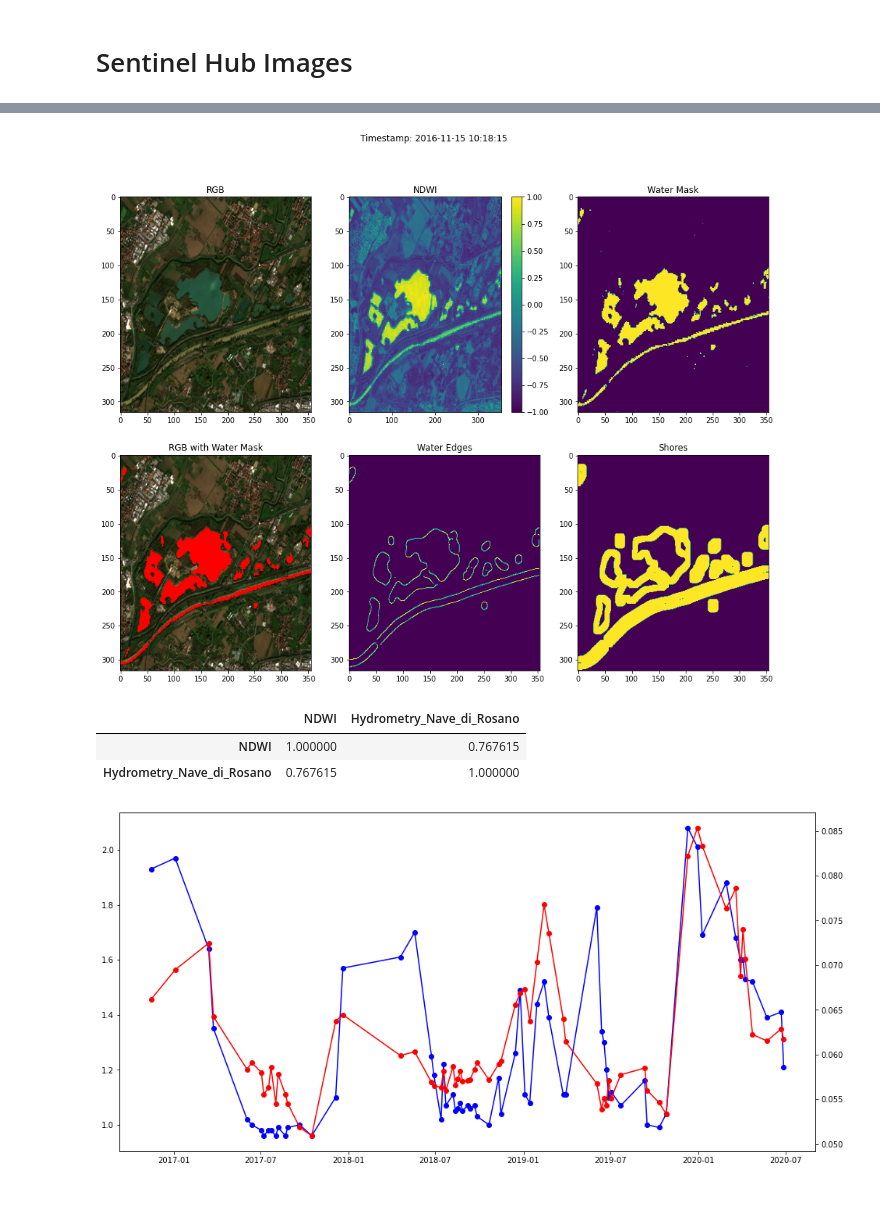
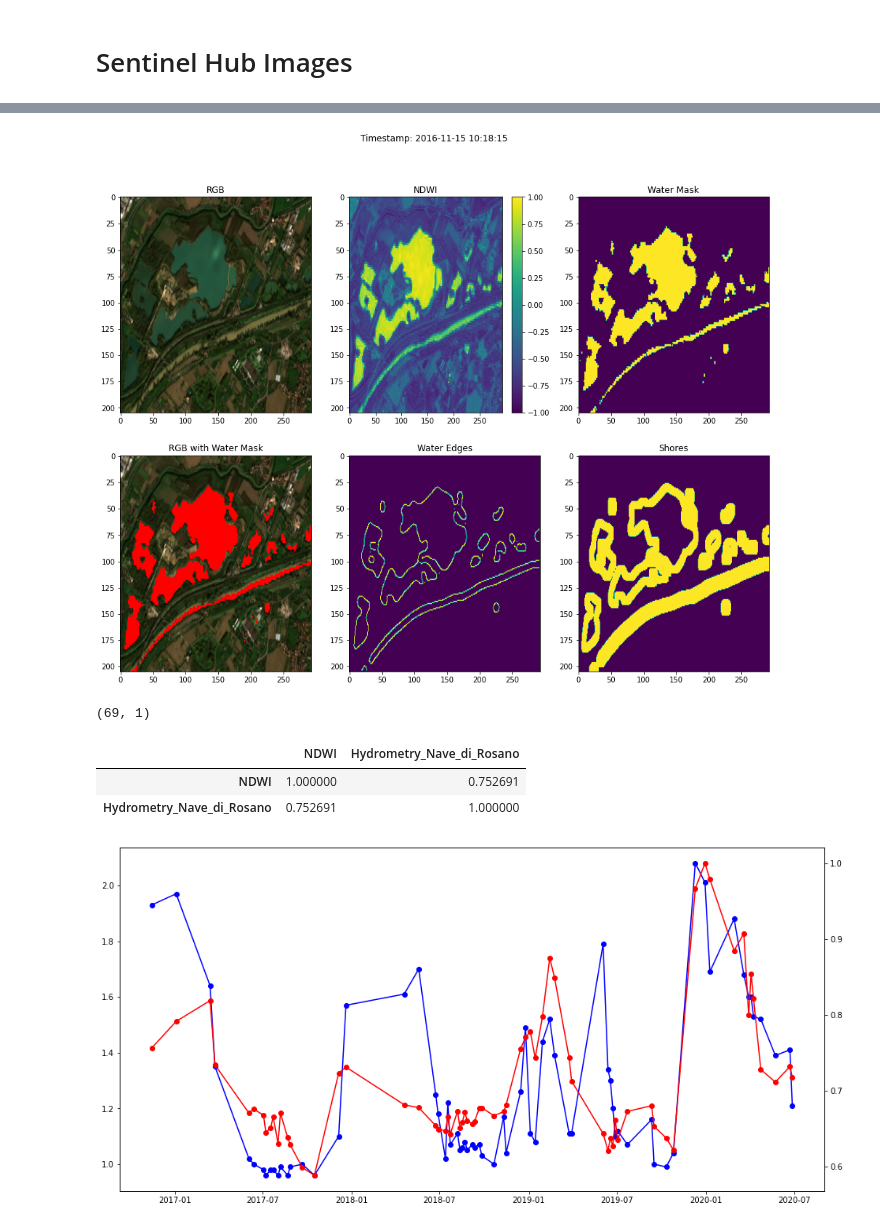
Before and after one commit to KlemenKozelj/master_thesis, a Jupyter notebook: 02_River_Arno.ipynb, the cells around one changed output, grey strips where cells are left out. Drawn from its saved outputs; the diff is of its cells as text; code cells hidden in the pictures; blank space fills up the shorter version.

Commit message:
finished arno experiment

```diff
--- a/02_River_Arno.ipynb
+++ b/02_River_Arno.ipynb
@@ -67,0 +41,9 @@ EOPatch(
+# %%
+time_range = ('2015-01-01', df.index[-1].strftime('%Y-%m-%d'))
+
+eopatch1 = get_eopatch(
+    './data/03_EO_River_Arno_1',
+    ((43.77491411647576, 11.100640547368934), (43.792682550748985, 11.137716614043402)),
+    time_range,
+)
+eopatch1
@@ -68,18 +69,18 @@ EOPatch(
 # %%
 (water_mask1, water_edges1, shores1, shores_edges1) = get_water_mask(
     eopatch1,
-    water_treshhold=0.4,
-    canny_sigma=5,
-    gauss_sigma=1
+    water_treshhold=0.5,
+    canny_sigma=3,
+    gauss_sigma=0.75
 )
 
 visualise_water_mask(band_names, eopatch1, 0, water_mask1, water_edges1, shores1, shores_edges1)
 # %% [output]
-[figure, old version]
+[figure, new version]
 # %%
-from WaterUtils import myNDWI_index
-
 eo1 = myNDWI_index(eopatch1, shores1, -0.2)
+print(eo1.shape)
+eo1['NDWI'] /= max(eo1['NDWI'])
 
 eo1 = eo1.merge(df['Hydrometry_Nave_di_Rosano'], how='inner', left_index=True, right_index=True)
 
@@ -90,7 +91,8 @@ ax.twinx().plot(eo1['NDWI'], color='red', linestyle='-', marker='o', label='NDWI
 
 eo1.corr()
 # %% [output]
+(69, 1)
 |  | NDWI | Hydrometry_Nave_di_Rosano |
-| NDWI | 1.000000 | 0.767615 |
-| Hydrometry_Nave_di_Rosano | 0.767615 | 1.000000 |
+| NDWI | 1.000000 | 0.752691 |
+| Hydrometry_Nave_di_Rosano | 0.752691 | 1.000000 |
-[figure, old version]
+[figure, new version]
```
Also changed, not shown: parts of 10 cells of this notebook, 2 other files.
